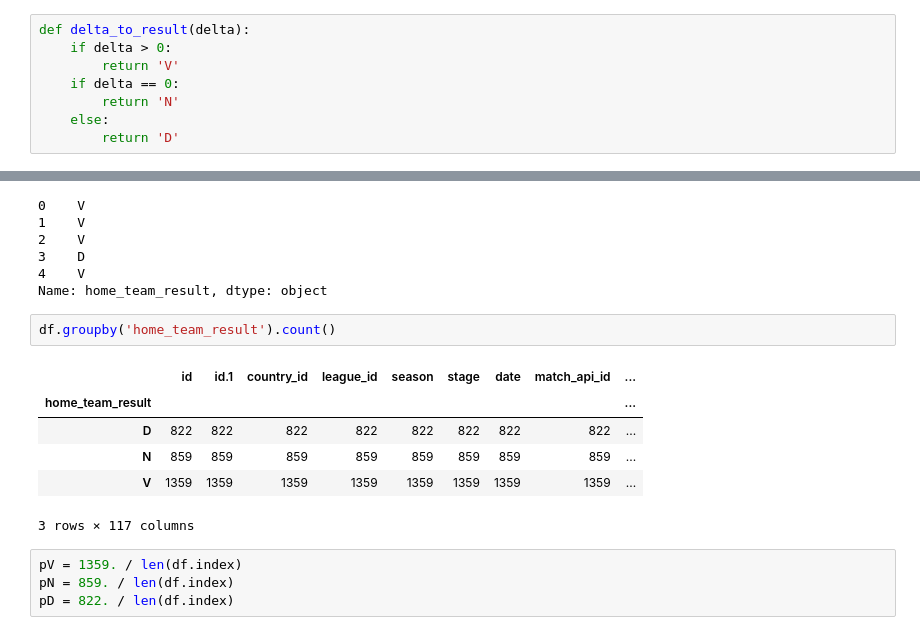
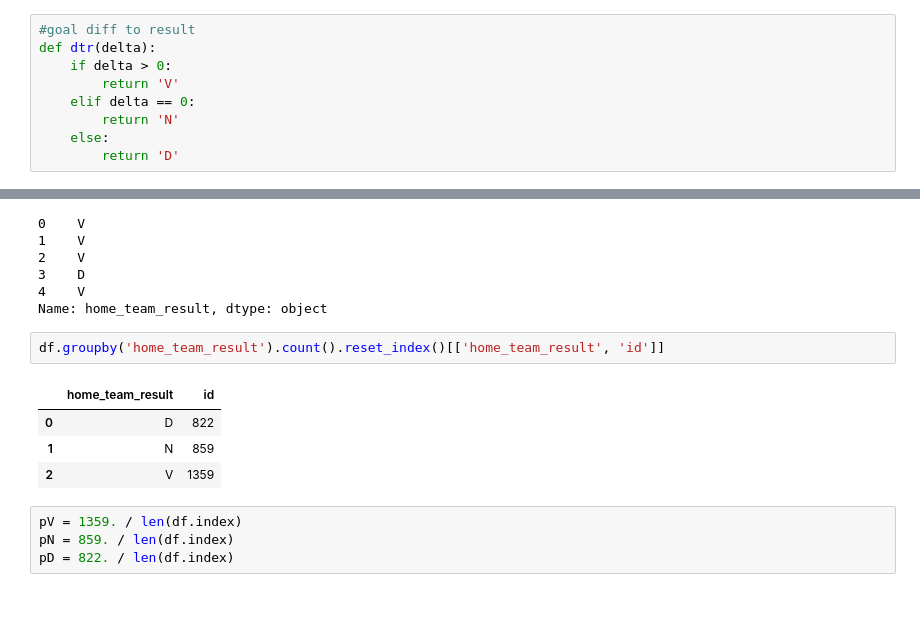
Before and after one commit to FlorianTilquin/LDC, a Jupyter notebook: European Soccer.ipynb, the cells around one changed output, grey strips where cells are left out. Saved outputs shown, nothing was run; the diff lists cells and outputs as text; blank space fills up the shorter version.

```diff
--- a/European Soccer.ipynb
+++ b/European Soccer.ipynb
@@ -43,10 +46,11 @@ df.head()
 # %%
 df['goal_diff'] = df['home_team_goal'] - df['away_team_goal']
 # %%
-def delta_to_result(delta):
+#goal diff to result
+def dtr(delta):
     if delta > 0:
         return 'V'
-    if delta == 0:
+    elif delta == 0:
         return 'N'
     else:
         return 'D'
@@ -62,14 +66,12 @@ df['home_team_result'].head()
 4    V
 Name: home_team_result, dtype: object
 # %%
-df.groupby('home_team_result').count()
+df.groupby('home_team_result').count().reset_index()[['home_team_result', 'id']]
 # %% [output]
-|  | id | id.1 | country_id | league_id | season | stage | date | match_api_id | ... |
-| home_team_result |  |  |  |  |  |  |  |  | ... |
-| D | 822 | 822 | 822 | 822 | 822 | 822 | 822 | 822 | ... |
-| N | 859 | 859 | 859 | 859 | 859 | 859 | 859 | 859 | ... |
-| V | 1359 | 1359 | 1359 | 1359 | 1359 | 1359 | 1359 | 1359 | ... |
+|  | home_team_result | id |
+| 0 | D | 822 |
+| 1 | N | 859 |
+| 2 | V | 1359 |
-3 rows × 117 columns
 # %%
 pV = 1359. / len(df.index)
 pN = 859. / len(df.index)
```
Also changed, not shown: parts of 25 cells of this notebook.
